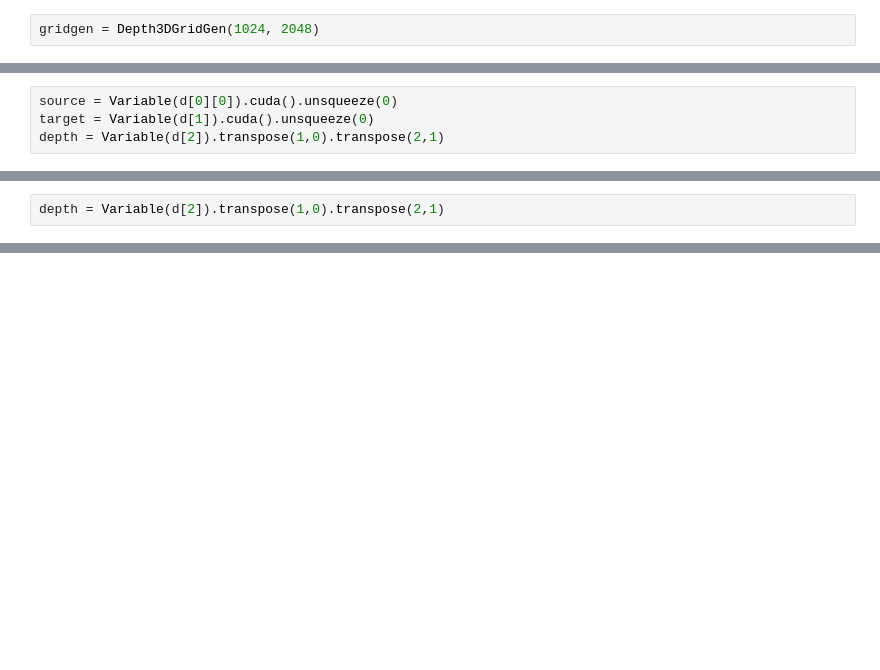
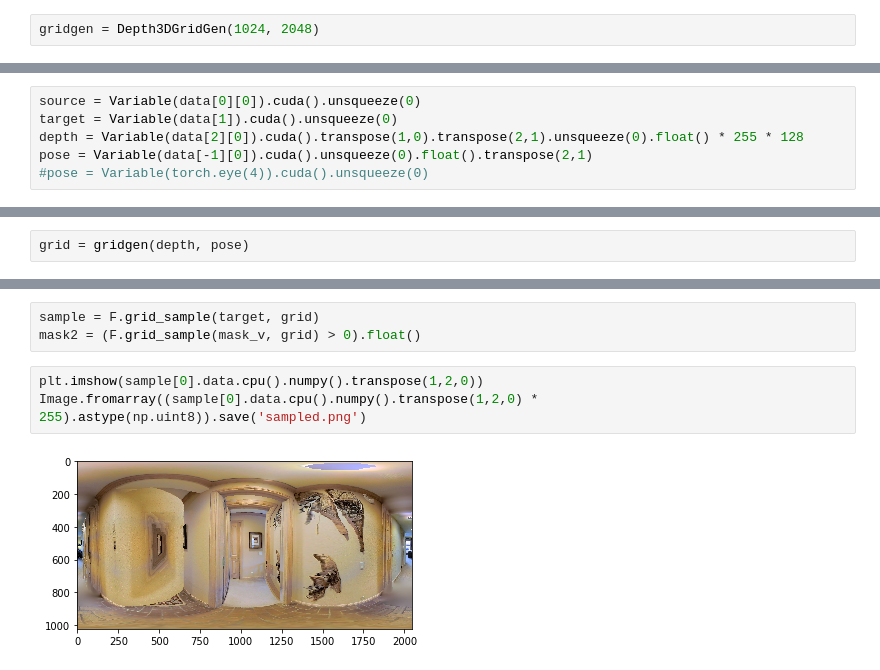
Before and after one commit to StanfordVL/GibsonEnv, a Jupyter notebook: dev/new_stn.ipynb, the cells around one changed output, grey strips where cells are left out. Cells and saved outputs as stored; diff of their text form; blank space fills up the shorter version.

```diff
--- a/dev/new_stn.ipynb
+++ b/dev/new_stn.ipynb
@@ -107,4 +131,6 @@ data = d[0]
 # %%
-source = Variable(d[0][0]).cuda().unsqueeze(0)
-target = Variable(d[1]).cuda().unsqueeze(0)
-depth = Variable(d[2]).transpose(1,0).transpose(2,1)
+source = Variable(data[0][0]).cuda().unsqueeze(0)
+target = Variable(data[1]).cuda().unsqueeze(0)
+depth = Variable(data[2][0]).cuda().transpose(1,0).transpose(2,1).unsqueeze(0).float() * 255 * 128
+pose = Variable(data[-1][0]).cuda().unsqueeze(0).float().transpose(2,1)
+#pose = Variable(torch.eye(4)).cuda().unsqueeze(0)
@@ -129,2 +136,0 @@ depth = Variable(d[2]).transpose(1,0).transpose(2,1)
-# %%
-depth = Variable(d[2]).transpose(1,0).transpose(2,1)
@@ -135,0 +143,2 @@ IndexError: tuple index out of range
+# %%
+grid = gridgen(depth, pose)
@@ -135,0 +177,8 @@ IndexError: tuple index out of range
+# %%
+sample = F.grid_sample(target, grid)
+mask2 = (F.grid_sample(mask_v, grid) > 0).float()
+# %%
+plt.imshow(sample[0].data.cpu().numpy().transpose(1,2,0))
+Image.fromarray((sample[0].data.cpu().numpy().transpose(1,2,0) * 255).astype(np.uint8)).save('sampled.png')
+# %% [output]
+[figure, added]
```
Also changed, not shown: parts of 16 cells of this notebook, 1 other file.
